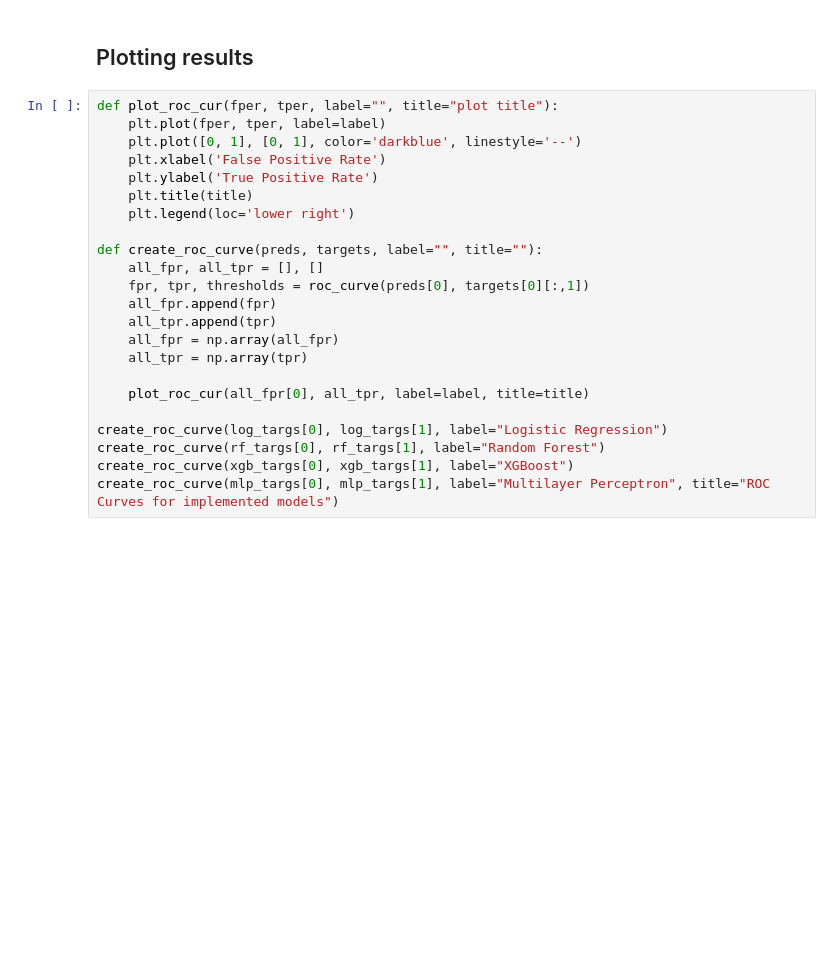
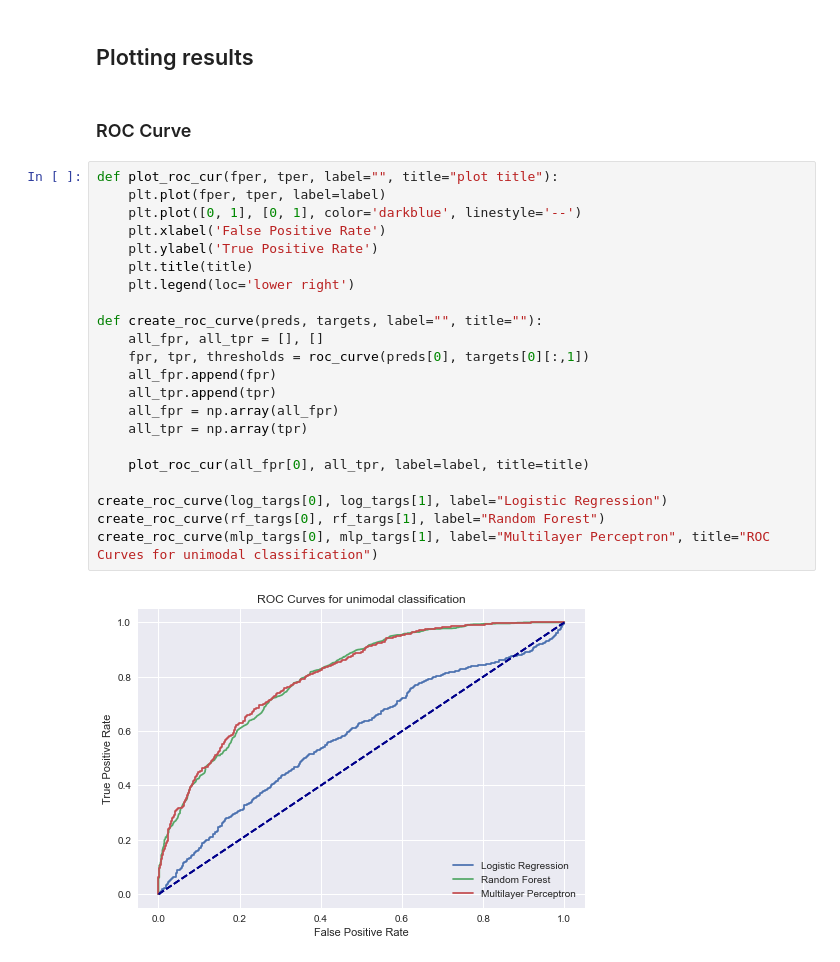
Before and after one commit to kroglkt/CogSci2, a Jupyter notebook: Reading Data.ipynb, the cells around one changed output. Cells and saved outputs as stored; diff of their text form; blank space fills up the shorter version.

```diff
--- a/Reading Data.ipynb
+++ b/Reading Data.ipynb
@@ -395,25 +296,28 @@ SyntaxError: invalid syntax (<ipython-input-45-8ba32d4fb9f8>, line 8)
 # %% [markdown]
 ## Plotting results
+# %% [markdown]
+### ROC Curve
 # %%
 def plot_roc_cur(fper, tper, label="", title="plot title"):
     plt.plot(fper, tper, label=label)
     plt.plot([0, 1], [0, 1], color='darkblue', linestyle='--')
     plt.xlabel('False Positive Rate')
     plt.ylabel('True Positive Rate')
     plt.title(title)
     plt.legend(loc='lower right')
 
 def create_roc_curve(preds, targets, label="", title=""):
     all_fpr, all_tpr = [], []
     fpr, tpr, thresholds = roc_curve(preds[0], targets[0][:,1])
     all_fpr.append(fpr)
     all_tpr.append(tpr)
     all_fpr = np.array(all_fpr)
     all_tpr = np.array(tpr)
 
     plot_roc_cur(all_fpr[0], all_tpr, label=label, title=title)
 
 create_roc_curve(log_targs[0], log_targs[1], label="Logistic Regression")
 create_roc_curve(rf_targs[0], rf_targs[1], label="Random Forest")
-create_roc_curve(xgb_targs[0], xgb_targs[1], label="XGBoost")
-create_roc_curve(mlp_targs[0], mlp_targs[1], label="Multilayer Perceptron", title="ROC Curves for implemented models")
+create_roc_curve(mlp_targs[0], mlp_targs[1], label="Multilayer Perceptron", title="ROC Curves for unimodal classification")
+# %% [output]
+[figure, added]
```
Also changed, not shown: parts of 9 cells of this notebook.
